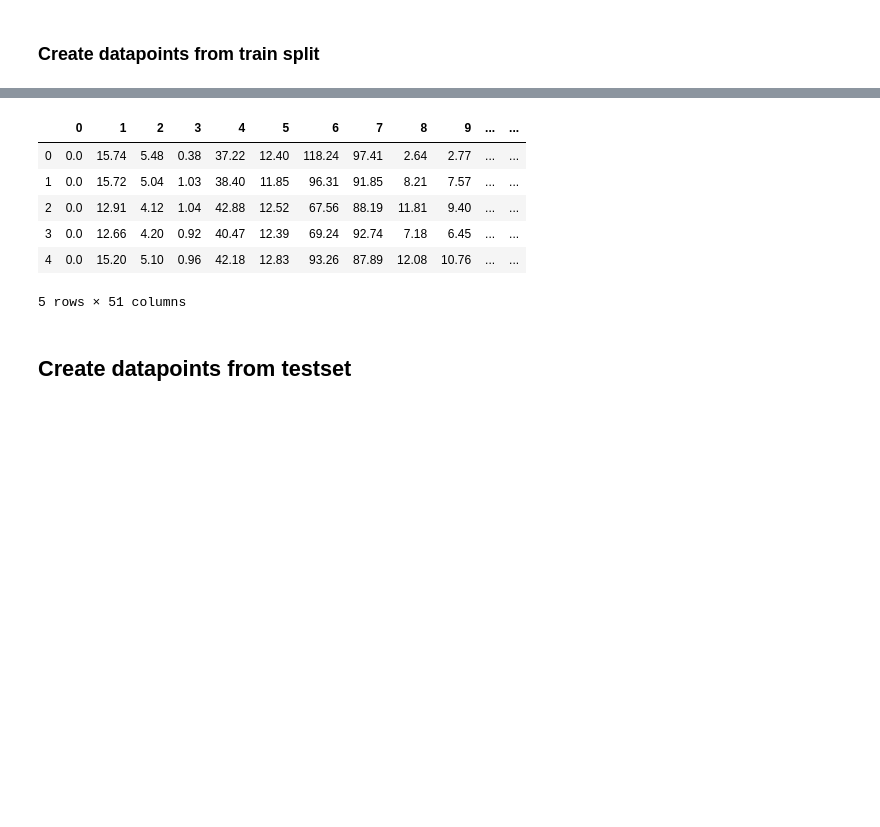
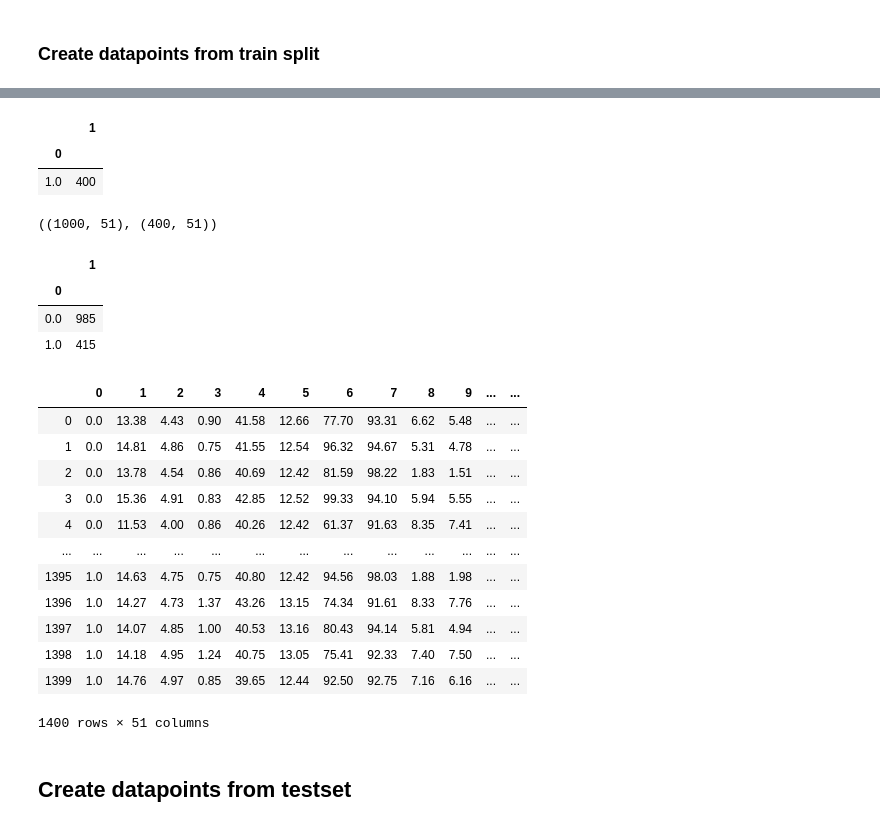
Before and after one commit to nik1806/haemo-prof-sim, a Jupyter notebook: format_dataset.ipynb, the cells around one changed output, grey strips where cells are left out. Drawn from its saved outputs; the diff is of its cells as text; code cells hidden in the pictures; blank space fills up the shorter version.

Commit message:
bug fix: imbalance data solved

```diff
--- a/format_dataset.ipynb
+++ b/format_dataset.ipynb
@@ -73,2 +150,22 @@ new_data_df
+# %%
+df_part_cnt = new_data_df_extra.groupby(0).count()
+df_part_cnt.iloc[:,:1]
+# %% [output]
+|  | 1 |
+| 0 |  |
+| 1.0 | 400 |
+# %%
+new_data.shape, new_data_p.shape
+# %% [output]
+((1000, 51), (400, 51))
+# %%
+new_data_final = np.vstack((new_data, new_data_p)) # merge original and extra data
+new_data_df_final = pd.DataFrame(new_data_final) # create dataframe
+new_data_df_final.groupby(0).count().iloc[:,:1] # support for each label
+# %% [output]
+|  | 1 |
+| 0 |  |
+| 0.0 | 985 |
+| 1.0 | 415 |
 # %%
 # Save as CSV
@@ -76,15 +173,21 @@ new_data_df.to_csv('train_new.csv', index=None)
 # %%
 # check again
 df_train = pd.read_csv('train_new.csv')
-df_train.head()
+df_train
 # %% [output]
 |  | 0 | 1 | 2 | 3 | 4 | 5 | 6 | 7 | 8 | 9 | ... | ... |
-| 0 | 0.0 | 15.74 | 5.48 | 0.38 | 37.22 | 12.40 | 118.24 | 97.41 | 2.64 | 2.77 | ... | ... |
-| 1 | 0.0 | 15.72 | 5.04 | 1.03 | 38.40 | 11.85 | 96.31 | 91.85 | 8.21 | 7.57 | ... | ... |
-| 2 | 0.0 | 12.91 | 4.12 | 1.04 | 42.88 | 12.52 | 67.56 | 88.19 | 11.81 | 9.40 | ... | ... |
-| 3 | 0.0 | 12.66 | 4.20 | 0.92 | 40.47 | 12.39 | 69.24 | 92.74 | 7.18 | 6.45 | ... | ... |
-| 4 | 0.0 | 15.20 | 5.10 | 0.96 | 42.18 | 12.83 | 93.26 | 87.89 | 12.08 | 10.76 | ... | ... |
+| 0 | 0.0 | 13.38 | 4.43 | 0.90 | 41.58 | 12.66 | 77.70 | 93.31 | 6.62 | 5.48 | ... | ... |
+| 1 | 0.0 | 14.81 | 4.86 | 0.75 | 41.55 | 12.54 | 96.32 | 94.67 | 5.31 | 4.78 | ... | ... |
+| 2 | 0.0 | 13.78 | 4.54 | 0.86 | 40.69 | 12.42 | 81.59 | 98.22 | 1.83 | 1.51 | ... | ... |
+| 3 | 0.0 | 15.36 | 4.91 | 0.83 | 42.85 | 12.52 | 99.33 | 94.10 | 5.94 | 5.55 | ... | ... |
+| 4 | 0.0 | 11.53 | 4.00 | 0.86 | 40.26 | 12.42 | 61.37 | 91.63 | 8.35 | 7.41 | ... | ... |
+| ... | ... | ... | ... | ... | ... | ... | ... | ... | ... | ... | ... | ... |
+| 1395 | 1.0 | 14.63 | 4.75 | 0.75 | 40.80 | 12.42 | 94.56 | 98.03 | 1.88 | 1.98 | ... | ... |
+| 1396 | 1.0 | 14.27 | 4.73 | 1.37 | 43.26 | 13.15 | 74.34 | 91.61 | 8.33 | 7.76 | ... | ... |
+| 1397 | 1.0 | 14.07 | 4.85 | 1.00 | 40.53 | 13.16 | 80.43 | 94.14 | 5.81 | 4.94 | ... | ... |
+| 1398 | 1.0 | 14.18 | 4.95 | 1.24 | 40.75 | 13.05 | 75.41 | 92.33 | 7.40 | 7.50 | ... | ... |
+| 1399 | 1.0 | 14.76 | 4.97 | 0.85 | 39.65 | 12.44 | 92.50 | 92.75 | 7.16 | 6.16 | ... | ... |
-5 rows × 51 columns
+1400 rows × 51 columns
 # %% [markdown]
 ## Create datapoints from testset
 # %%
```
Also changed, not shown: parts of 15 cells of this notebook, 4 other files.
